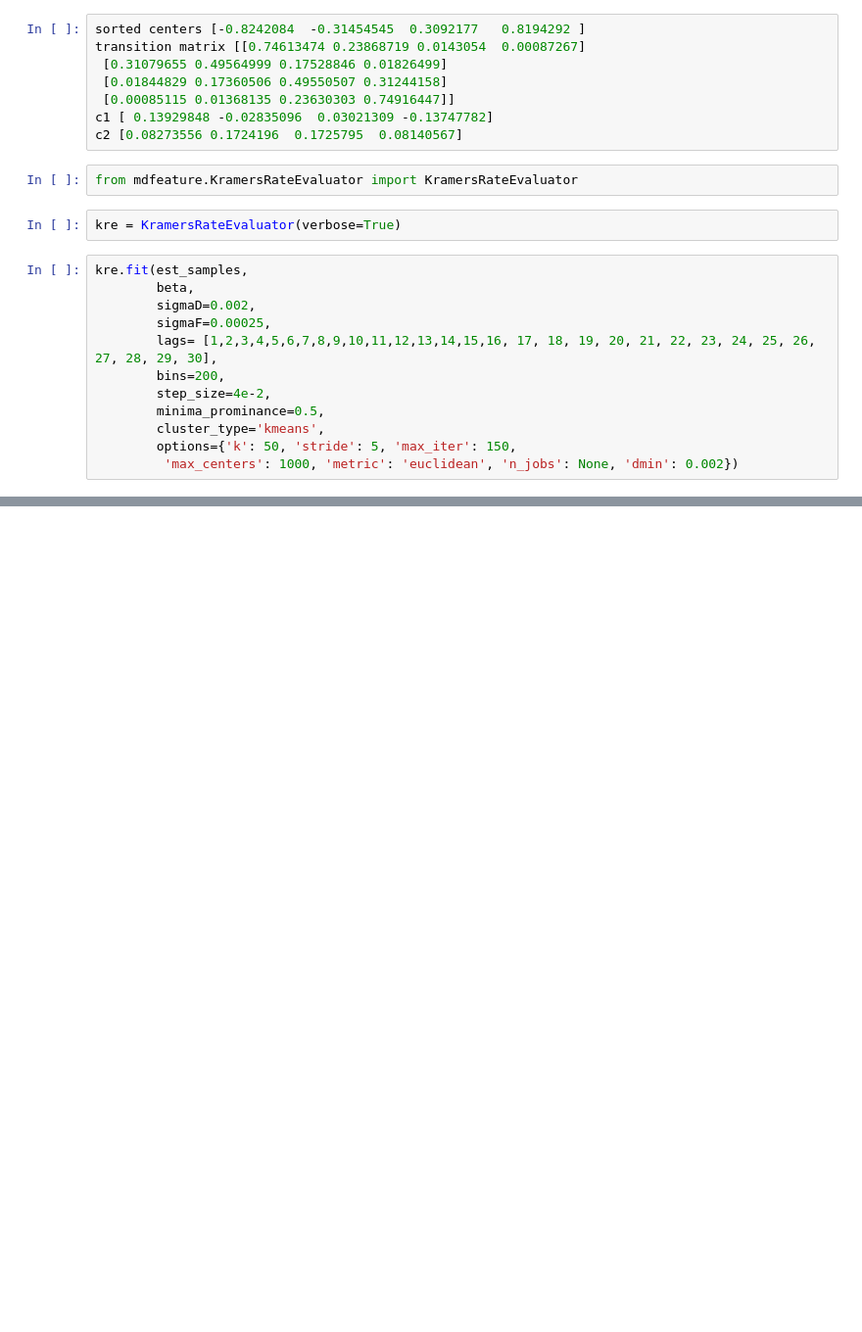
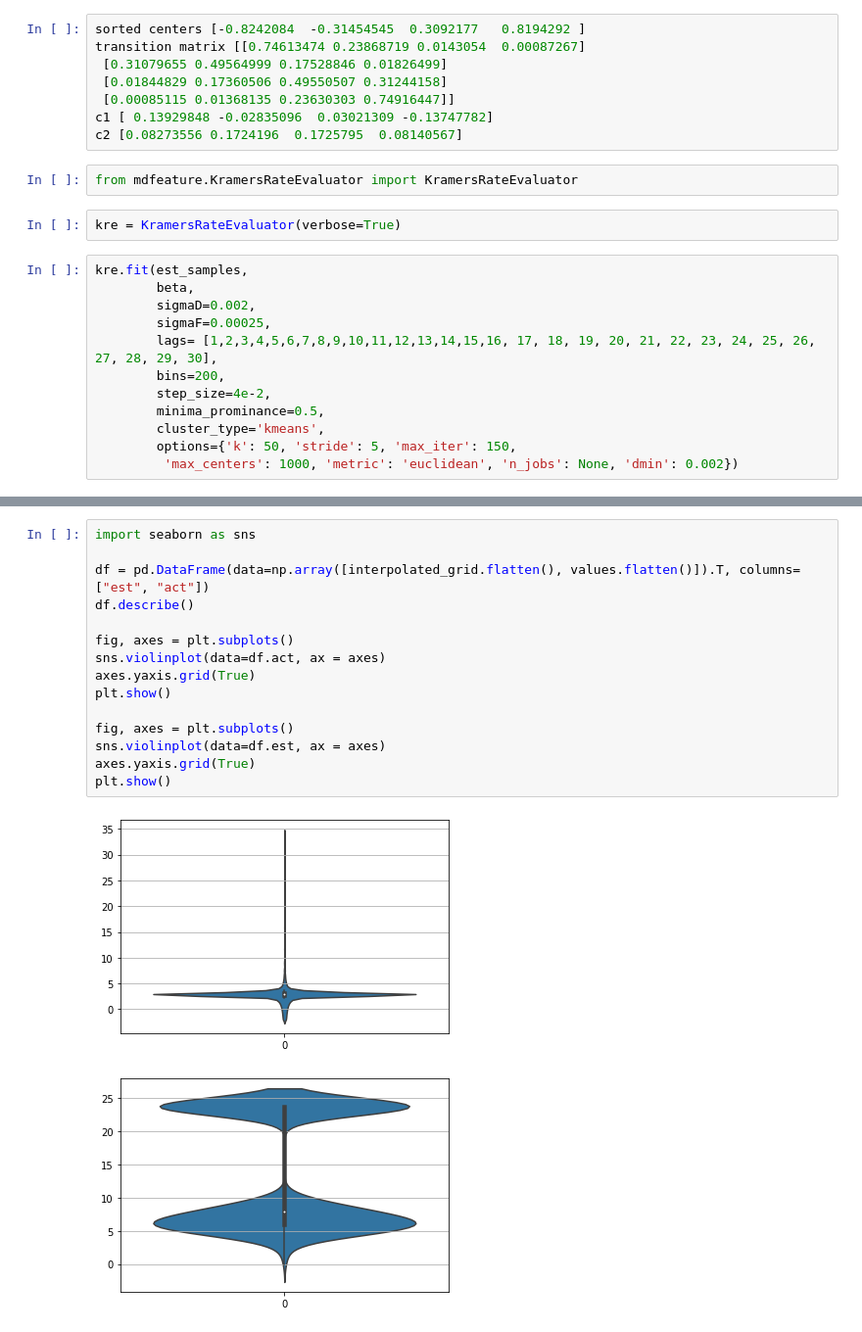
Before and after one commit to dominicp6/mdfeature, a Jupyter notebook: notebooks/Small 1D Problem.ipynb, the cells around one changed output, grey strips where cells are left out. Shown at 98% size. Saved outputs shown, nothing was run; the diff lists cells and outputs as text; blank space fills up the shorter version.

```diff
--- a/notebooks/Small 1D Problem.ipynb
+++ b/notebooks/Small 1D Problem.ipynb
@@ -378,0 +632,18 @@ kre.fit(est_samples,
+# %%
+import seaborn as sns
+
+df = pd.DataFrame(data=np.array([interpolated_grid.flatten(), values.flatten()]).T, columns=["est", "act"])
+df.describe()
+
+fig, axes = plt.subplots()
+sns.violinplot(data=df.act, ax = axes)
+axes.yaxis.grid(True)
+plt.show()
+
+fig, axes = plt.subplots()
+sns.violinplot(data=df.est, ax = axes)
+axes.yaxis.grid(True)
+plt.show()
+# %% [output]
+[figure, added]
+[figure, added]
```
Also changed, not shown: parts of 5 cells of this notebook, 6 other files.
